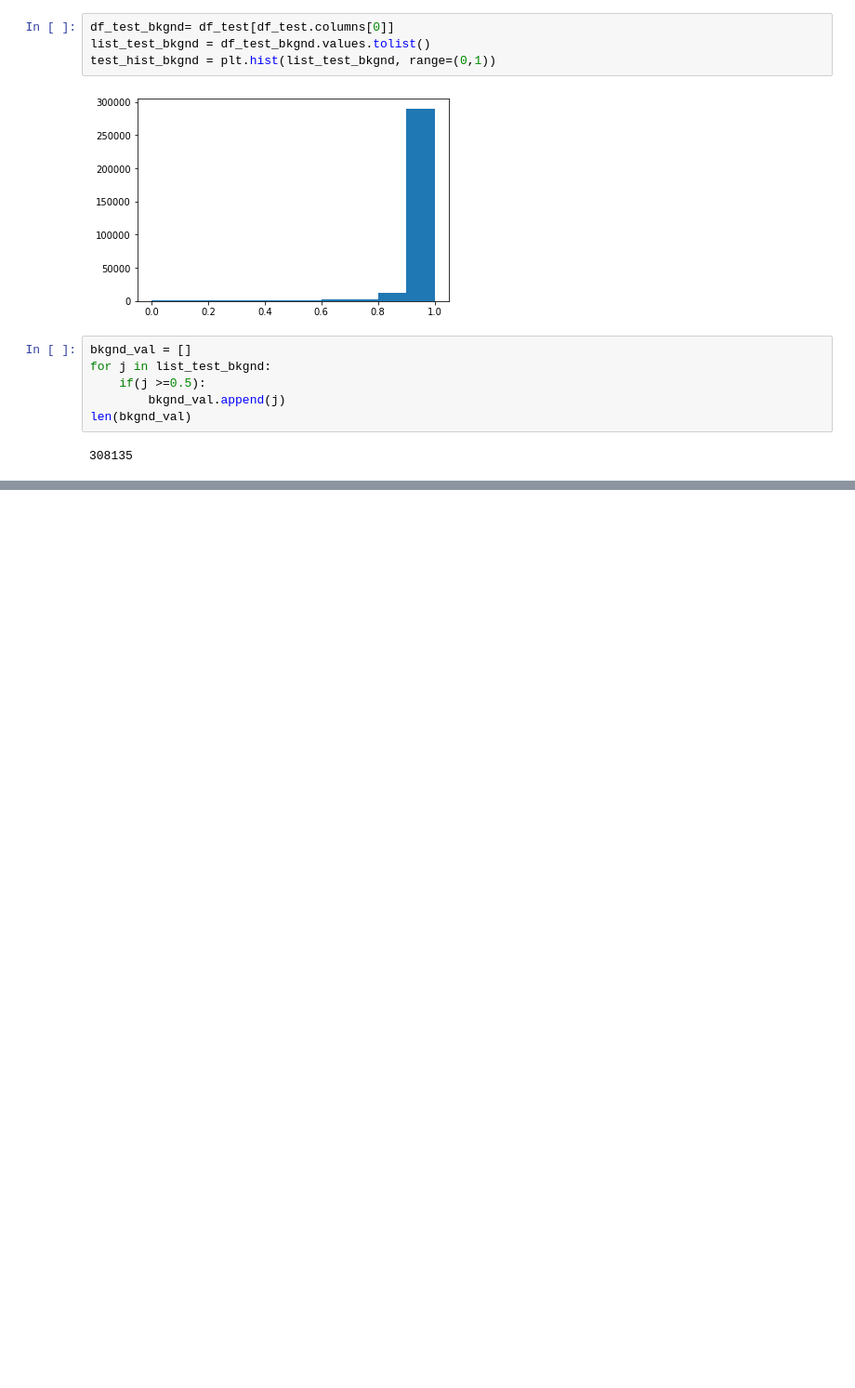
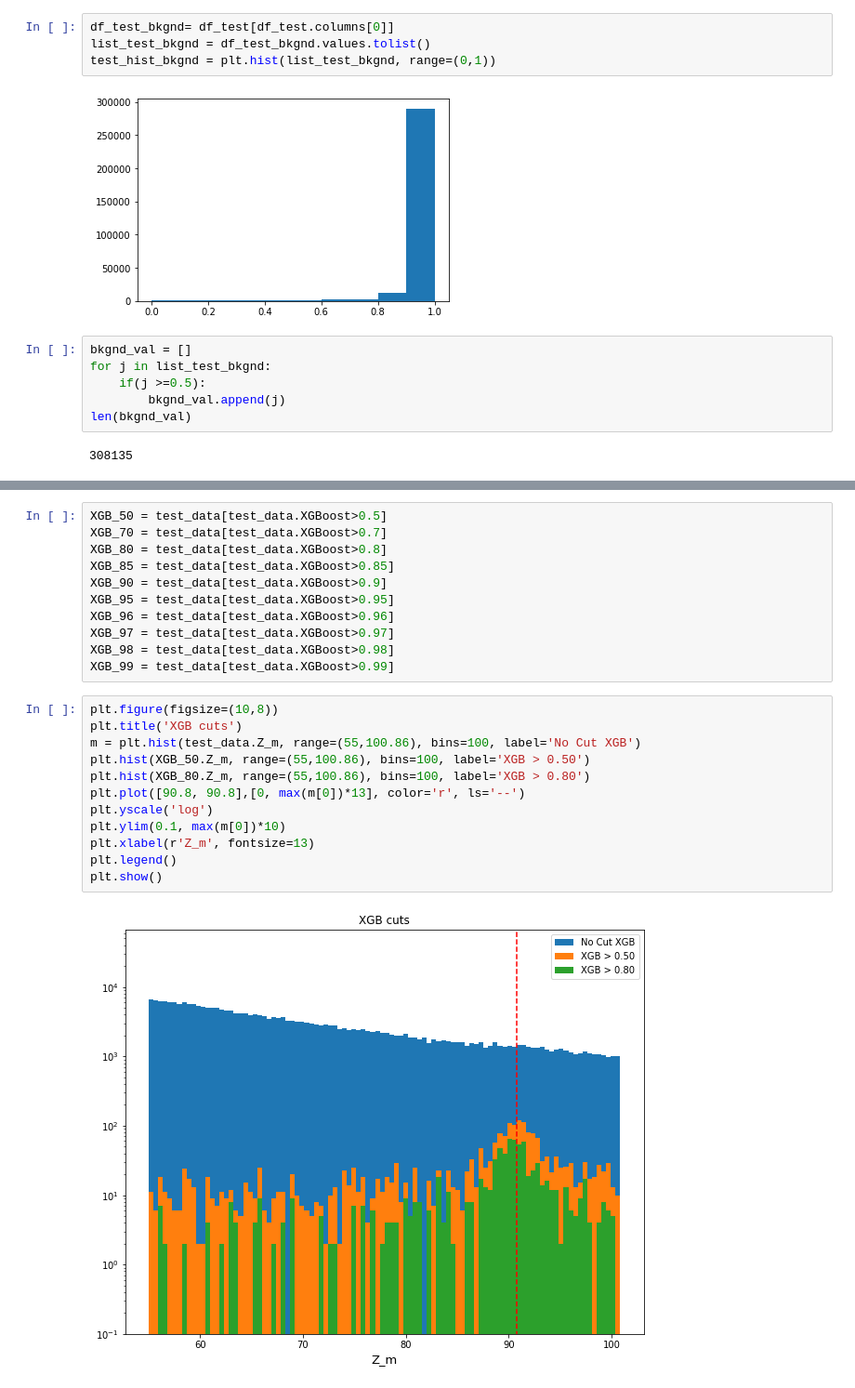
Before and after one commit to betoval/xgb-signal-bkgnd-classif, a Jupyter notebook: xgb_gabriel_data.ipynb, the cells around one changed output, grey strips where cells are left out. Shown at 93% size. Saved outputs shown, nothing was run; the diff lists cells and outputs as text; blank space fills up the shorter version.

```diff
--- a/xgb_gabriel_data.ipynb
+++ b/xgb_gabriel_data.ipynb
@@ -229,0 +252,25 @@ len(bkgnd_val)
+# %%
+XGB_50 = test_data[test_data.XGBoost>0.5]
+XGB_70 = test_data[test_data.XGBoost>0.7]
+XGB_80 = test_data[test_data.XGBoost>0.8]
+XGB_85 = test_data[test_data.XGBoost>0.85]
+XGB_90 = test_data[test_data.XGBoost>0.9]
+XGB_95 = test_data[test_data.XGBoost>0.95]
+XGB_96 = test_data[test_data.XGBoost>0.96]
+XGB_97 = test_data[test_data.XGBoost>0.97]
+XGB_98 = test_data[test_data.XGBoost>0.98]
+XGB_99 = test_data[test_data.XGBoost>0.99]
+# %%
+plt.figure(figsize=(10,8))
+plt.title('XGB cuts')
+m = plt.hist(test_data.Z_m, range=(55,100.86), bins=100, label='No Cut XGB')
+plt.hist(XGB_50.Z_m, range=(55,100.86), bins=100, label='XGB > 0.50')
+plt.hist(XGB_80.Z_m, range=(55,100.86), bins=100, label='XGB > 0.80')
+plt.plot([90.8, 90.8],[0, max(m[0])*13], color='r', ls='--')
+plt.yscale('log')
+plt.ylim(0.1, max(m[0])*10)
+plt.xlabel(r'Z_m', fontsize=13)
+plt.legend()
+plt.show()
+# %% [output]
+[figure, added]
```
Also changed, not shown: parts of 6 cells of this notebook.
